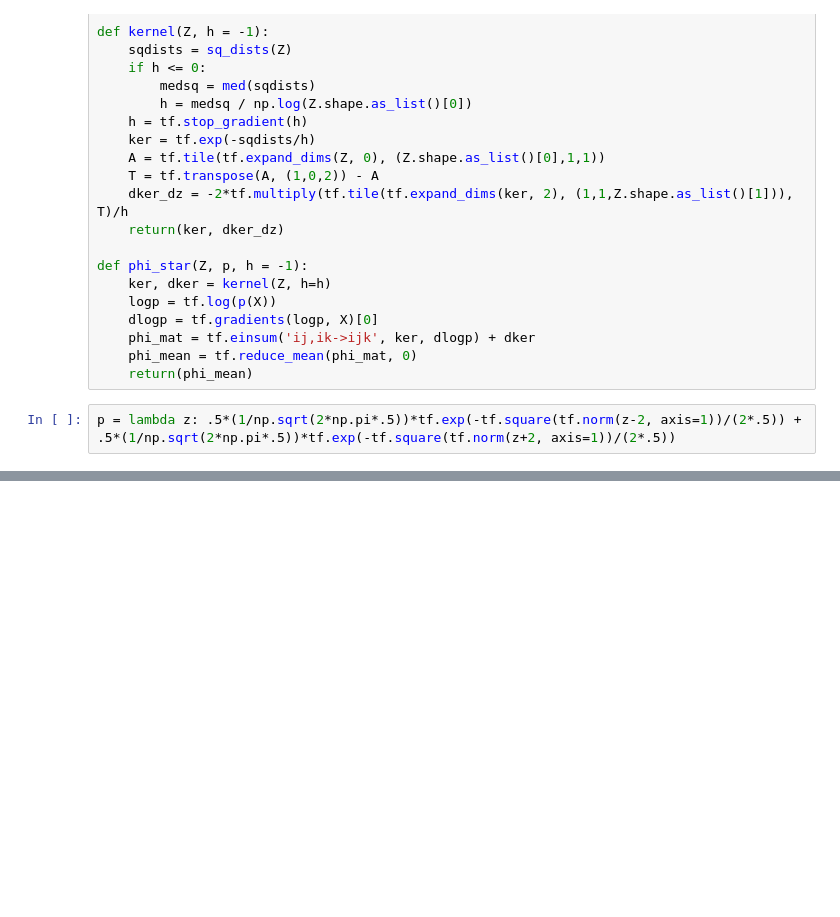
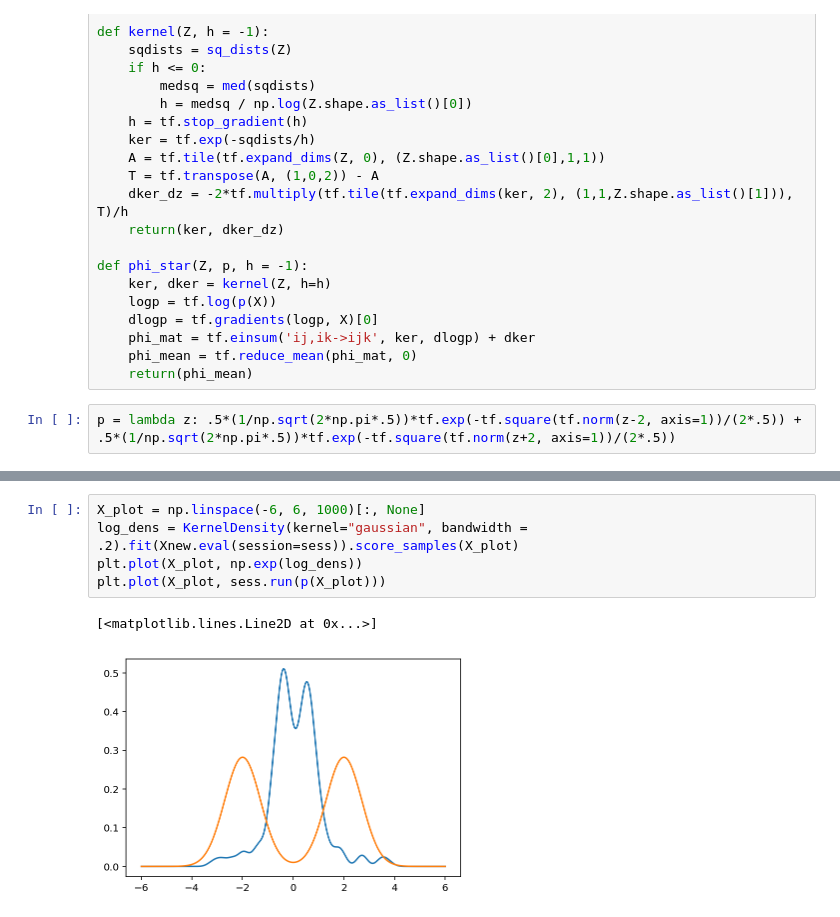
Before and after one commit to Hudsonnc/Stein-Variational-Gradient-Descent, a Jupyter notebook: Particle Flow.ipynb, the cells around one changed output, grey strips where cells are left out. Drawn from its saved outputs; the diff is of its cells as text; blank space fills up the shorter version.

```diff
--- a/Particle Flow.ipynb
+++ b/Particle Flow.ipynb
@@ -103,0 +103,8 @@ plt.scatter(X.eval(session=sess), Xnew.eval(session=sess))
+# %%
+X_plot = np.linspace(-6, 6, 1000)[:, None]
+log_dens = KernelDensity(kernel="gaussian", bandwidth = .2).fit(Xnew.eval(session=sess)).score_samples(X_plot)
+plt.plot(X_plot, np.exp(log_dens))
+plt.plot(X_plot, sess.run(p(X_plot)))
+# %% [output]
+[<matplotlib.lines.Line2D at 0x...>]
+[figure, added]
```
Also changed, not shown: parts of 9 cells of this notebook, 1 other file.
